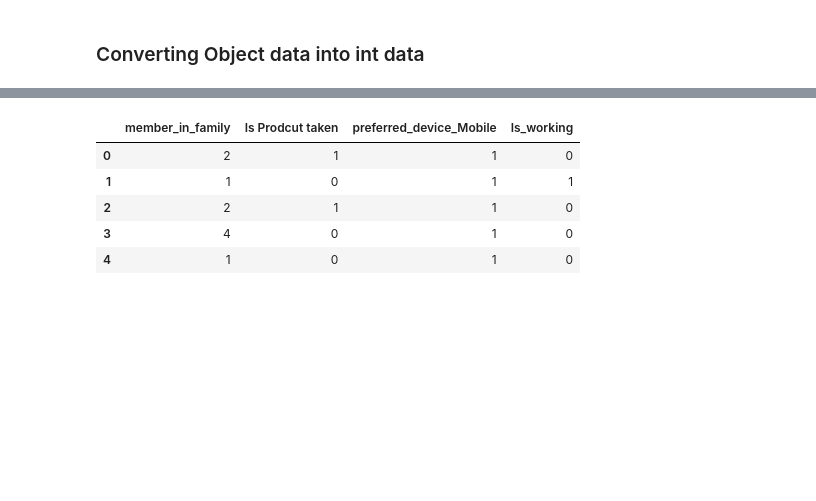
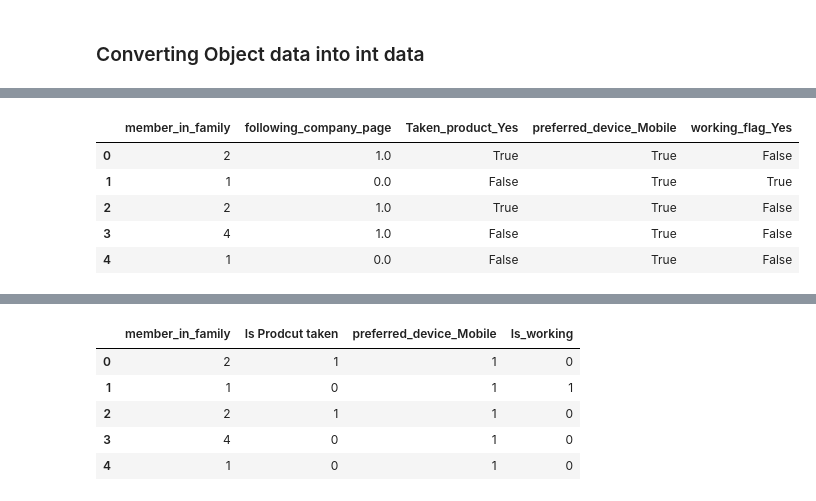
Before and after one commit to Hashith00/ML-Assignment, a Jupyter notebook: mlproject/Ml Project.ipynb, the cells around one changed output, grey strips where cells are left out. Drawn from its saved outputs; the diff is of its cells as text; code cells hidden in the pictures; blank space fills up the shorter version.

```diff
--- a/mlproject/Ml Project.ipynb
+++ b/mlproject/Ml Project.ipynb
@@ -634,7 +632,15 @@ df_encoded.head()
 # %%
 # Drop extra columns
 categories_to_be_dropped = ['Taken_product_No', 'preferred_device_Laptop', 'working_flag_No']
 df_encoded = df_encoded.drop(categories_to_be_dropped, axis=1)
+df_encoded.head()
+# %% [output]
+|  | member_in_family | following_company_page | Taken_product_Yes | preferred_device_Mobile | working_flag_Yes |
+| 0 | 2 | 1.0 | True | True | False |
+| 1 | 1 | 0.0 | False | True | True |
+| 2 | 2 | 1.0 | True | True | False |
+| 3 | 4 | 1.0 | False | True | False |
+| 4 | 1 | 0.0 | False | True | False |
 # %%
 # Rename the colums
 renamed_categories = {
```
Also changed, not shown: parts of 14 cells of this notebook.
